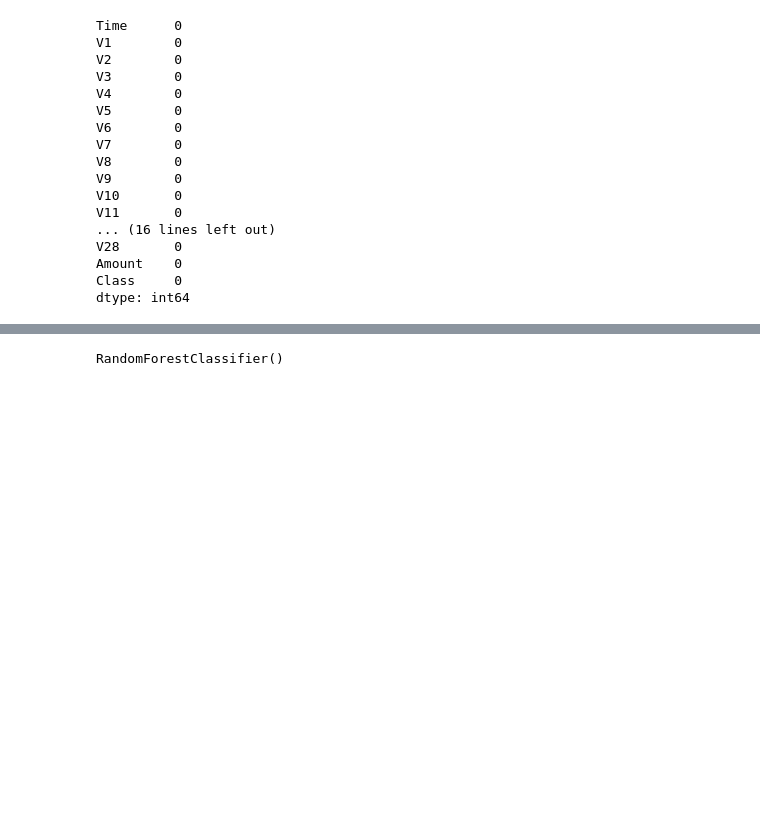
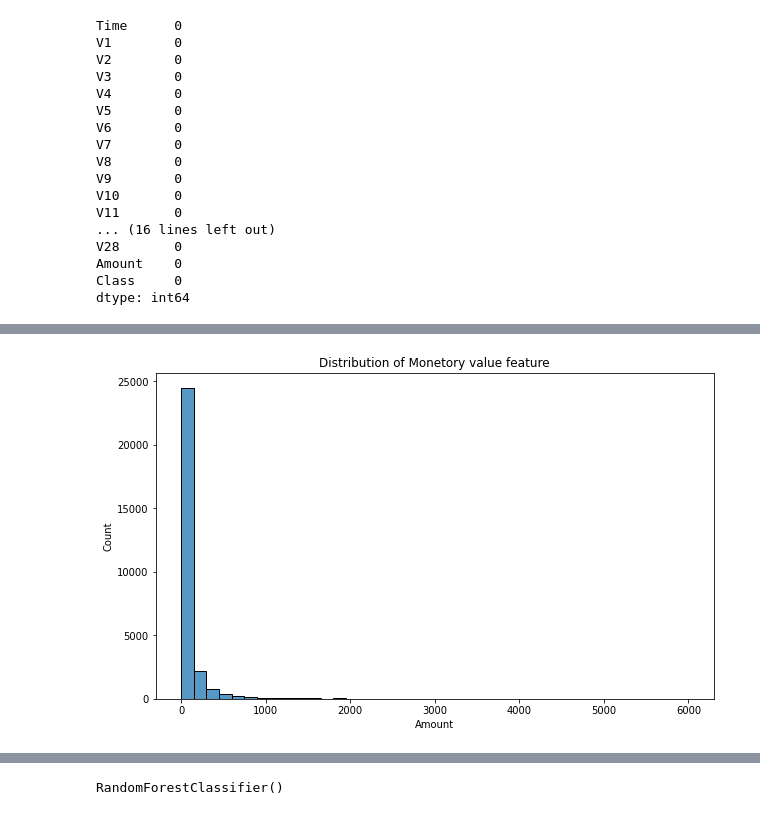
Before and after one commit to FaisalFaisal661/Credit_Card_Fraud_detection, a Jupyter notebook: using RandomForest/main.ipynb, the cells around one changed output, grey strips where cells are left out. Cells and saved outputs as stored; diff of their text form; code cells hidden in the pictures; blank space fills up the shorter version.

```diff
--- a/using RandomForest/main.ipynb
+++ b/using RandomForest/main.ipynb
@@ -37,0 +55,7 @@ dtype: int64
+# %%
+#plpoting the mometory values over time
+fig= plt.figure(figsize=(10,6))
+sns.histplot(data["Amount"], bins = 40).set_title("Distribution of Monetory value feature")
+plt.show()
+# %% [output]
+[figure, added]
```
Also changed, not shown: parts of 19 cells of this notebook, 1 other file.
